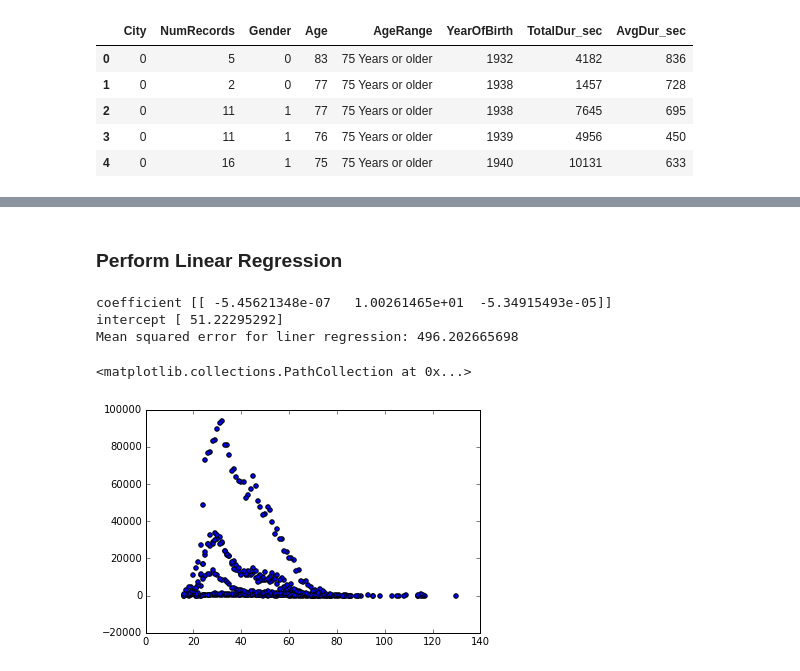
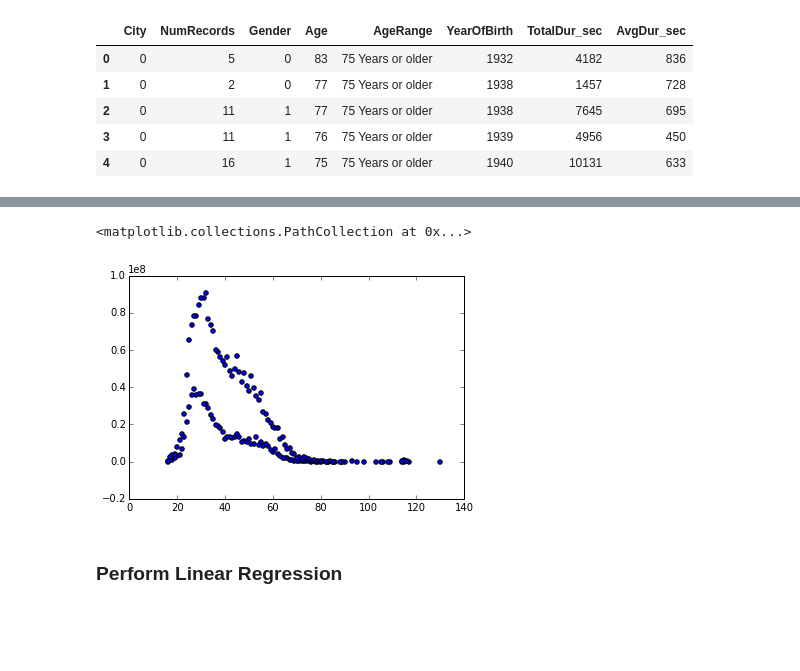
Before and after one commit to Sw3m/Data_Science_GA_Project_15, a Jupyter notebook: City Bike Share Project Paper.ipynb, the cells around one changed output, grey strips where cells are left out. Saved outputs shown, nothing was run; the diff lists cells and outputs as text; code cells hidden in the pictures; blank space fills up the shorter version.

Commit message:
Project-Update-11-11-2015

```diff
--- a/City Bike Share Project Paper.ipynb
+++ b/City Bike Share Project Paper.ipynb
@@ -41,3 +46,6 @@ dsCity= pd.read_csv('https://raw.githubusercontent.com/Sw3m/Data_Science_GA_Proj
+# %%
+#dsBike= pd.read_csv('https://raw.githubusercontent.com/Sw3m/Data_Science_GA_Project_15/master/Datasets/ALLBikeShareExtract.csv')
+dsBike= pd.read_csv('C:/Users/sawadhawan/Documents/GitHub/Data_Science_GA_Project_15/Datasets/ALLBikeShareExtract.csv')
 # %%
 dsCity.head()
 # %% [output]
@@ -76,0 +83,3 @@ X_train, X_test, y_train, y_test = cross_validation.train_test_split(X,Y,test_si
+# %%
+dsBike['Gender']=dsBike.Gender.map({'Female':0,'Male':1})
+dsBike.head()
@@ -77,19 +102,16 @@ X_train, X_test, y_train, y_test = cross_validation.train_test_split(X,Y,test_si
+# %%
+plt.scatter(dsBike['Age'],dsBike['TotalDur_sec'])
+# %% [output]
+<matplotlib.collections.PathCollection at 0x...>
+[figure, added]
 # %% [markdown]
 ### Perform Linear Regression
 # %%
-linear_rgr =linear_model.LinearRegression()
-linear_rgr.fit(X_train,y_train)
+#Linear Reg at City level dataset/dataframe
+#linear_rgr =linear_model.LinearRegression()
+#linear_rgr.fit(X_train,y_train)
 
-print("coefficient {}".format(linear_rgr.coef_))
-print("intercept {}".format(linear_rgr.intercept_))
-linear_MSE = mean_squared_error(y_test, linear_rgr.predict(X_test))
-print('Mean squared error for liner regression: {}'.format(linear_MSE))
+#print("coefficient {}".format(linear_rgr.coef_))
+#print("intercept {}".format(linear_rgr.intercept_))
+#linear_MSE = mean_squared_error(y_test, linear_rgr.predict(X_test))
+#print('Mean squared error for liner regression by cities: {}'.format(linear_MSE))
-# %% [output]
-coefficient [[ -5.45621348e-07   1.00261465e+01  -5.34915493e-05]]
-intercept [ 51.22295292]
-Mean squared error for liner regression: 496.202665698
-# %%
-plt.scatter(dsCity['Age'],dsCity['NumRecords'])
-# %% [output]
-<matplotlib.collections.PathCollection at 0x...>
-[figure, removed]
```
Also changed, not shown: parts of 25 cells of this notebook.
